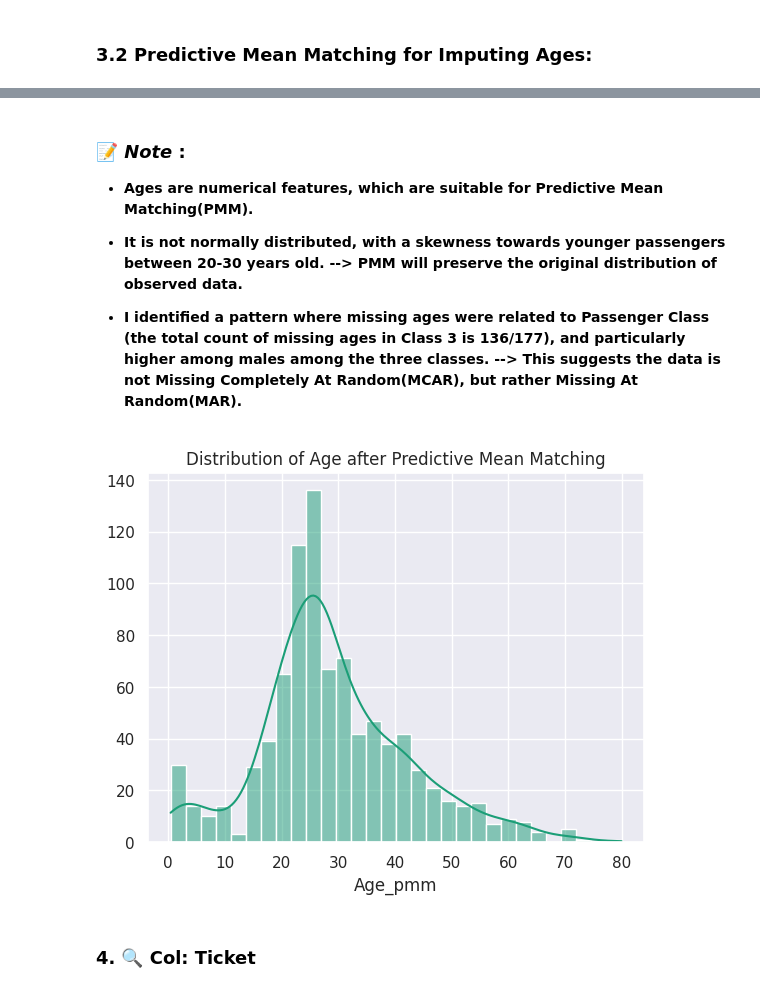
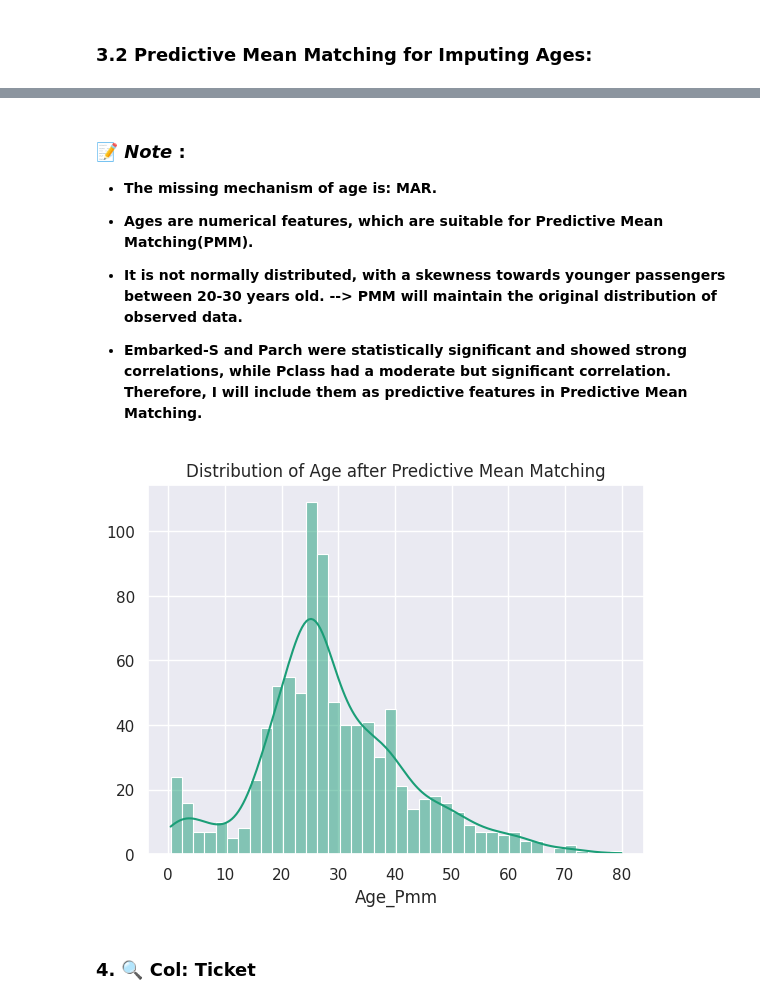
Before and after one commit to yigaai/Storytelling_with_Data, a Jupyter notebook: titanic-survival-prediction.ipynb, the cells around one changed output, grey strips where cells are left out. Cells and saved outputs as stored; diff of their text form; code cells hidden in the pictures.

Commit message:
Kaggle Notebook | Reconstructing Survival Portraits through Data  | Titanic_Survival_Prediction

```diff
--- a/titanic-survival-prediction.ipynb
+++ b/titanic-survival-prediction.ipynb
@@ -297,0 +287,9 @@ missing_age
+# %%
+# Diagnosing Missing Mechanisms of Ages:
+
+df['Age_m'] = df['Age'].isnull().astype(float)
+
+Age_m_mod = smf.logit('Age_m ~ Pclass + Embarked + Parch + SibSp + Sex + Survived + Fare',
+                      data=df)
+
+Age_m_mod.fit(disp=0).summary()
@@ -298,44 +315,48 @@ missing_age
 # %% [markdown]
 ### 📝 ***Note*** :
 
+* **The missing mechanism of age is: MAR.**
+
 *  **Ages are numerical features, which are suitable for Predictive Mean Matching(PMM).**
 
-*  **It is not normally distributed, with a skewness towards younger passengers between 20-30 years old. --> PMM will preserve the original distribution of observed data.**
+*  **It is not normally distributed, with a skewness towards younger passengers between 20-30 years old. --> PMM will maintain the original distribution of observed data.**
 
-
-*  **I identified a pattern where missing ages were related to Passenger Class (the total count of missing ages in Class 3 is 136/177), and particularly higher among males among the three classes. --> This suggests the data is not Missing Completely At Random(MCAR), but rather Missing At Random(MAR).**
+*  **Embarked-S and Parch were statistically significant and showed strong correlations, while Pclass had a moderate but significant correlation. Therefore, I will include them as predictive features in Predictive Mean Matching.**
 # %%
-# Apply Predictive Mean Matching to Impute Ages:
-
 from sklearn.experimental import enable_iterative_imputer
 from sklearn.impute import IterativeImputer
-from sklearn.ensemble import RandomForestRegressor
+from sklearn.linear_model import LinearRegression
 
 
-features = ['Pclass', 'Sex']
-df_pmm = df[features+['Age']].copy()
+embarkation = pd.get_dummies(df['Embarked'], drop_first=True, dtype=int)
+df = pd.concat([df,embarkation], axis=1)
 
-imputer = IterativeImputer(estimator=RandomForestRegressor(min_samples_leaf=10),
-                           initial_strategy='mean',
-                           imputation_order='random',
-                           random_state=42)
+features = ['S', 'Pclass', 'Parch']
+df_pmm = df[features + ['Age']].copy()
 
-df_pm_imputed = imputer.fit_transform(df_pmm)
-df['Age_pmm'] = df_pm_imputed[:, -1]
+
+imputer = IterativeImputer(estimator = LinearRegression(),
+                           initial_strategy = 'mean',
+                           imputation_order = 'random',
+                           random_state = 42)
+
+
+df_pmm_im = imputer.fit_transform(df_pmm)
+df['Age_Pmm'] = df_pmm_im[:,-1]
 # %%
 # check distribution after PMM:
 
 sns.histplot(data=df,
-            x='Age_pmm',
-            bins=30,
-            kde=True)
+             x='Age_Pmm',
+             bins=40,
+             kde=True)
 
 
 plt.ylabel('')
 plt.title('Distribution of Age after Predictive Mean Matching')
 plt.show()
 # %% [output]
-[figure, old version]
+[figure, new version]
 # %% [markdown]
 ### 4. 🔍 **Col: Ticket**
 # %%
```
Also changed, not shown: parts of 21 cells of this notebook.
